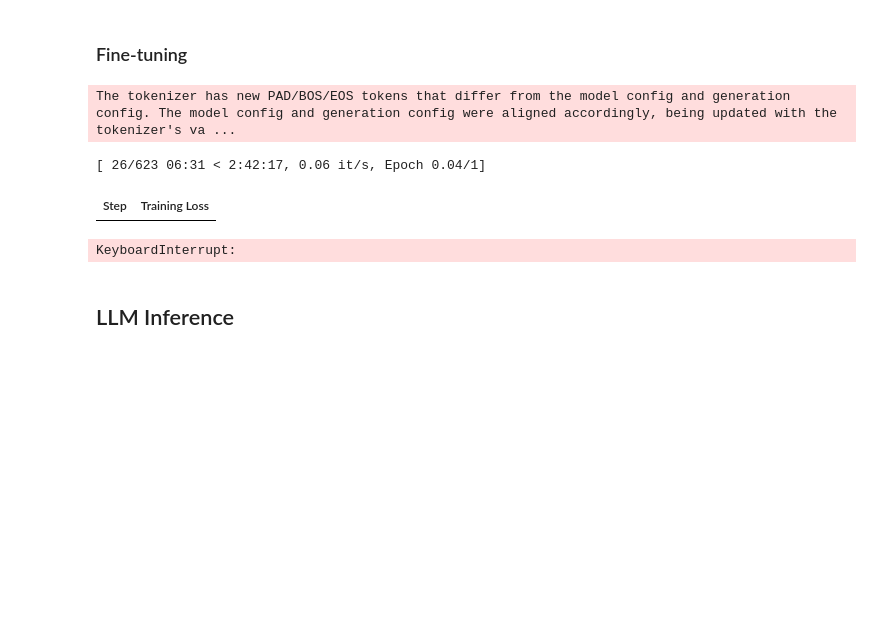
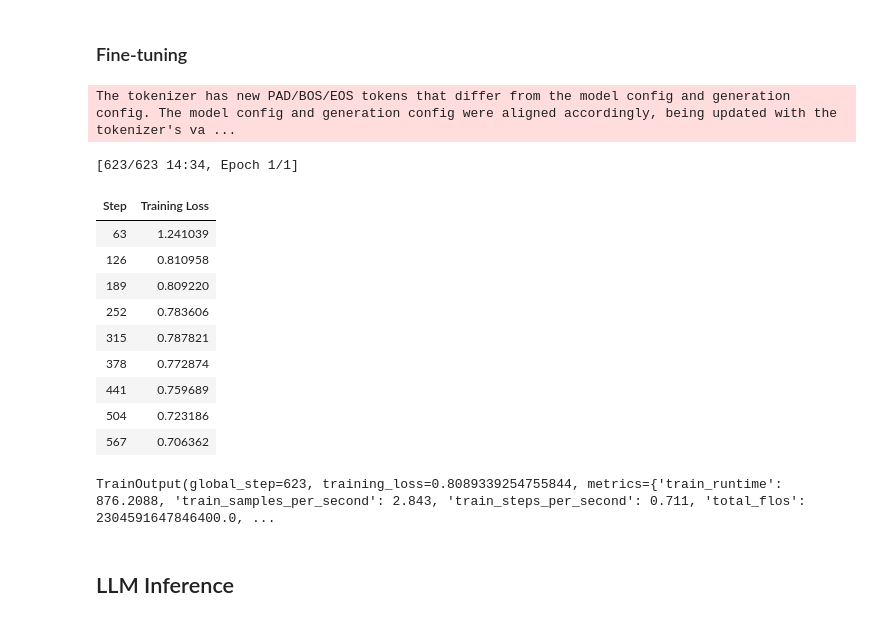
Before and after one commit to Galexmercier/reasoning-planning-pilot, a Jupyter notebook: Fine_tuning_Leads_to_Forgetting.ipynb, the cells around one changed output. Saved outputs shown, nothing was run; the diff lists cells and outputs as text; code cells hidden in the pictures; blank space fills up the shorter version.

```diff
--- a/Fine_tuning_Leads_to_Forgetting.ipynb
+++ b/Fine_tuning_Leads_to_Forgetting.ipynb
@@ -214,7 +204,7 @@ Keeps the longest **1/3** by letter count (A–Z and other alphabetic characters
 gsm8k_train = load_jsonlines('gsm8k_train_self-instruct.jsonl') # You can use refined gsm8k_train_self-instruct.jsonl for fine-tuning
 
 formatted_gsm8k = []
-TRAIN_N_SHOT = 6 # TODO: Give model more examples
+TRAIN_N_SHOT = 0 # TODO: Give model more examples
 for qna in gsm8k_train: # Iterates over the GSM8K training data
     chats = nshot_chats(nshot_data=gsm8k_train, n=TRAIN_N_SHOT, question=qna['question'], answer=qna['answer'], mode='train') # Creates n-shot chats for the current example
     train_sample = sft_tokenizer.apply_chat_template(chats, tokenize=False) # Applies the chat template to the chats
@@ -264,40 +254,48 @@ formatted_gsm8k filtered: kept 2491/7472 longest examples using fields=('text',)
 training_arguments = SFTConfig( # Configuration for the SFT trainer
     seed=1126,
     data_seed=1126,
-    output_dir=f"sft",
+    output_dir=f"sft_final",
     per_device_train_batch_size=1,
     gradient_accumulation_steps=4,
     optim="paged_adamw_32bit",
     num_train_epochs=1, # TODO: If you use fixed few-shot examples, increase epoch
     logging_strategy="steps",
     logging_steps=0.1,
     save_strategy="steps",
     save_steps=0.1,
     lr_scheduler_type='linear',
     warmup_steps = 10,
     learning_rate=5e-5, # TODO: Decrease learning rate
     weight_decay=0.01,
 
     # TODO: Add warmup
     # TODO: Add weight decay
 
     bf16=True,
-    group_by_length=True,
     dataset_text_field='text',
     report_to='none',
 )
 trainer = SFTTrainer( # Creates the SFT trainer
     model=peft_model,
     train_dataset=formatted_gsm8k,
     processing_class=sft_tokenizer,
     args=training_arguments,
 )
 trainer.train() # Starts the training process
 # %% [output]
 The tokenizer has new PAD/BOS/EOS tokens that differ from the model config and generation config. The model config and generation config were aligned accordingly, being updated with the tokenizer's va ...
-[ 26/623 06:31 < 2:42:17, 0.06 it/s, Epoch 0.04/1]
+[623/623 14:34, Epoch 1/1]
 | Step | Training Loss |
+| 63 | 1.241039 |
+| 126 | 0.810958 |
+| 189 | 0.809220 |
+| 252 | 0.783606 |
+| 315 | 0.787821 |
+| 378 | 0.772874 |
+| 441 | 0.759689 |
+| 504 | 0.723186 |
+| 567 | 0.706362 |
-KeyboardInterrupt:
+TrainOutput(global_step=623, training_loss=0.8089339254755844, metrics={'train_runtime': 876.2088, 'train_samples_per_second': 2.843, 'train_steps_per_second': 0.711, 'total_flos': 2304591647846400.0, ...
 # %% [markdown]
 ## LLM Inference
 # %% [markdown]
```
Also changed, not shown: parts of 11 cells of this notebook.
